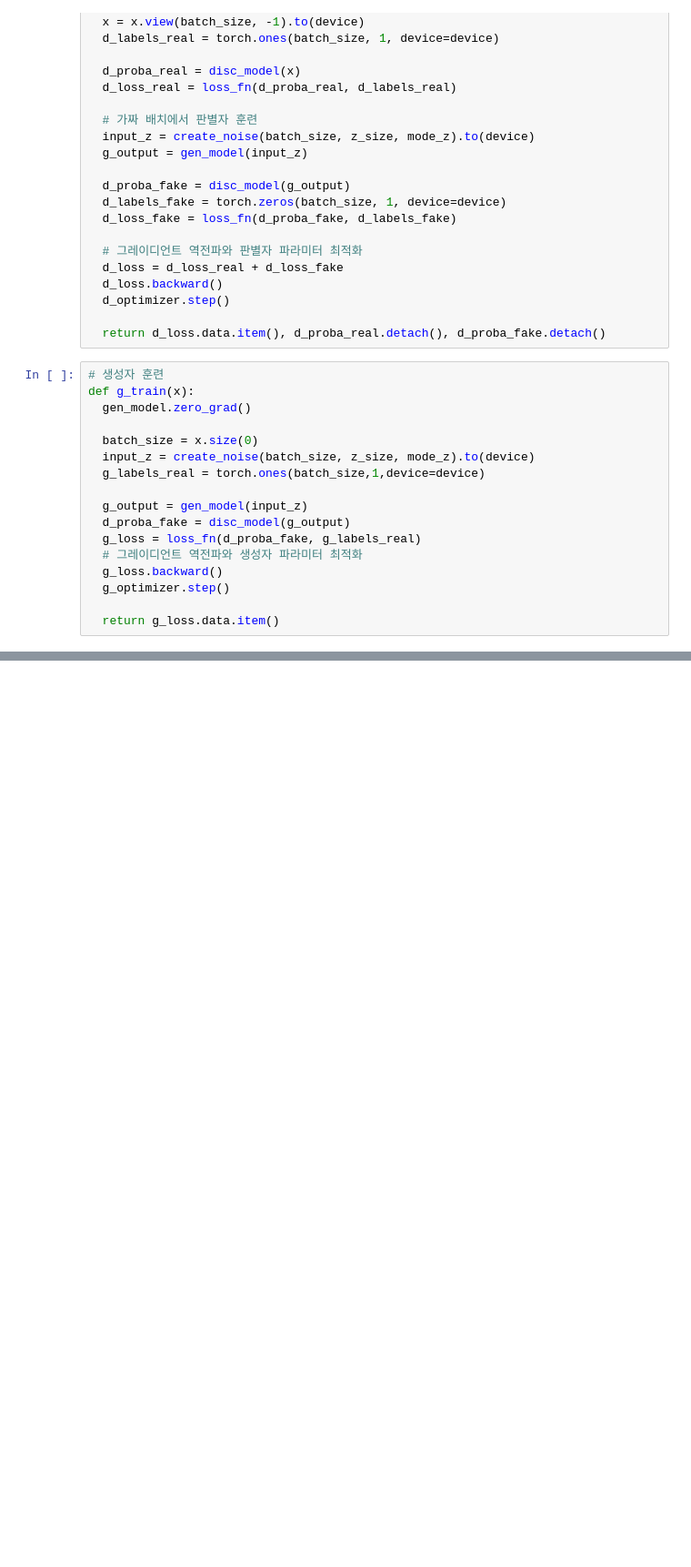
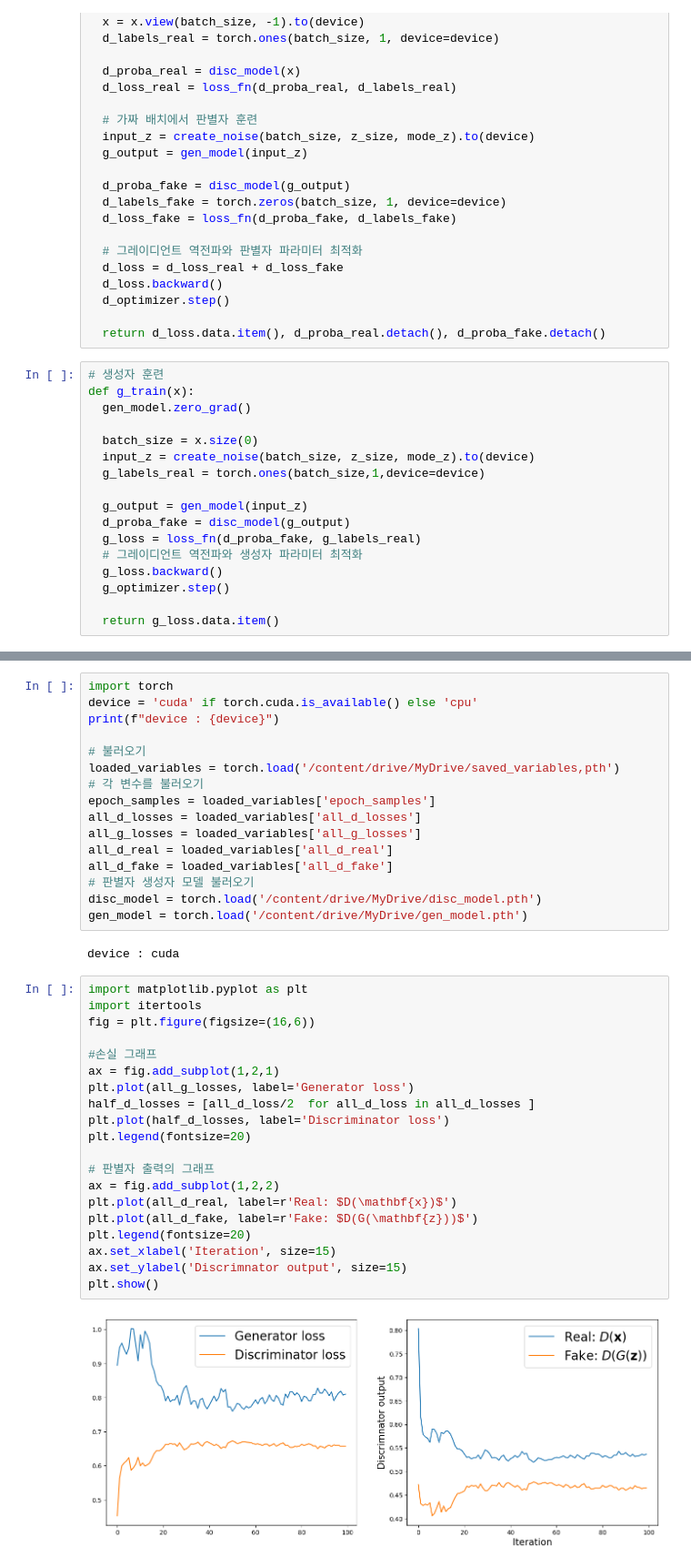
Before and after one commit to leekyuyoung20231211/python, a Jupyter notebook: 2024-03-27/생성적_적대_신경망_2024_03_27.ipynb, the cells around one changed output, grey strips where cells are left out. Shown at 91% size. Drawn from its saved outputs; the diff is of its cells as text; blank space fills up the shorter version.

```diff
--- a/2024-03-27/생성적_적대_신경망_2024_03_27.ipynb
+++ b/2024-03-27/생성적_적대_신경망_2024_03_27.ipynb
@@ -342,0 +332,40 @@ loaded_gen_model = torch.load('/content/drive/MyDrive/gen_model.pth')
+# %%
+import torch
+device = 'cuda' if torch.cuda.is_available() else 'cpu'
+print(f"device : {device}")
+
+# 불러오기
+loaded_variables = torch.load('/content/drive/MyDrive/saved_variables,pth')
+# 각 변수를 불러오기
+epoch_samples = loaded_variables['epoch_samples']
+all_d_losses = loaded_variables['all_d_losses']
+all_g_losses = loaded_variables['all_g_losses']
+all_d_real = loaded_variables['all_d_real']
+all_d_fake = loaded_variables['all_d_fake']
+# 판별자 생성자 모델 불러오기
+disc_model = torch.load('/content/drive/MyDrive/disc_model.pth')
+gen_model = torch.load('/content/drive/MyDrive/gen_model.pth')
+# %% [output]
+device : cuda
+# %%
+import matplotlib.pyplot as plt
+import itertools
+fig = plt.figure(figsize=(16,6))
+
+#손실 그래프
+ax = fig.add_subplot(1,2,1)
+plt.plot(all_g_losses, label='Generator loss')
+half_d_losses = [all_d_loss/2  for all_d_loss in all_d_losses ]
+plt.plot(half_d_losses, label='Discriminator loss')
+plt.legend(fontsize=20)
+
+# 판별자 출력의 그래프
+ax = fig.add_subplot(1,2,2)
+plt.plot(all_d_real, label=r'Real: $D(\mathbf{x})$')
+plt.plot(all_d_fake, label=r'Fake: $D(G(\mathbf{z}))$')
+plt.legend(fontsize=20)
+ax.set_xlabel('Iteration', size=15)
+ax.set_ylabel('Discrimnator output', size=15)
+plt.show()
+# %% [output]
+[figure, added]
```
Also changed, not shown: parts of 4 cells of this notebook.
